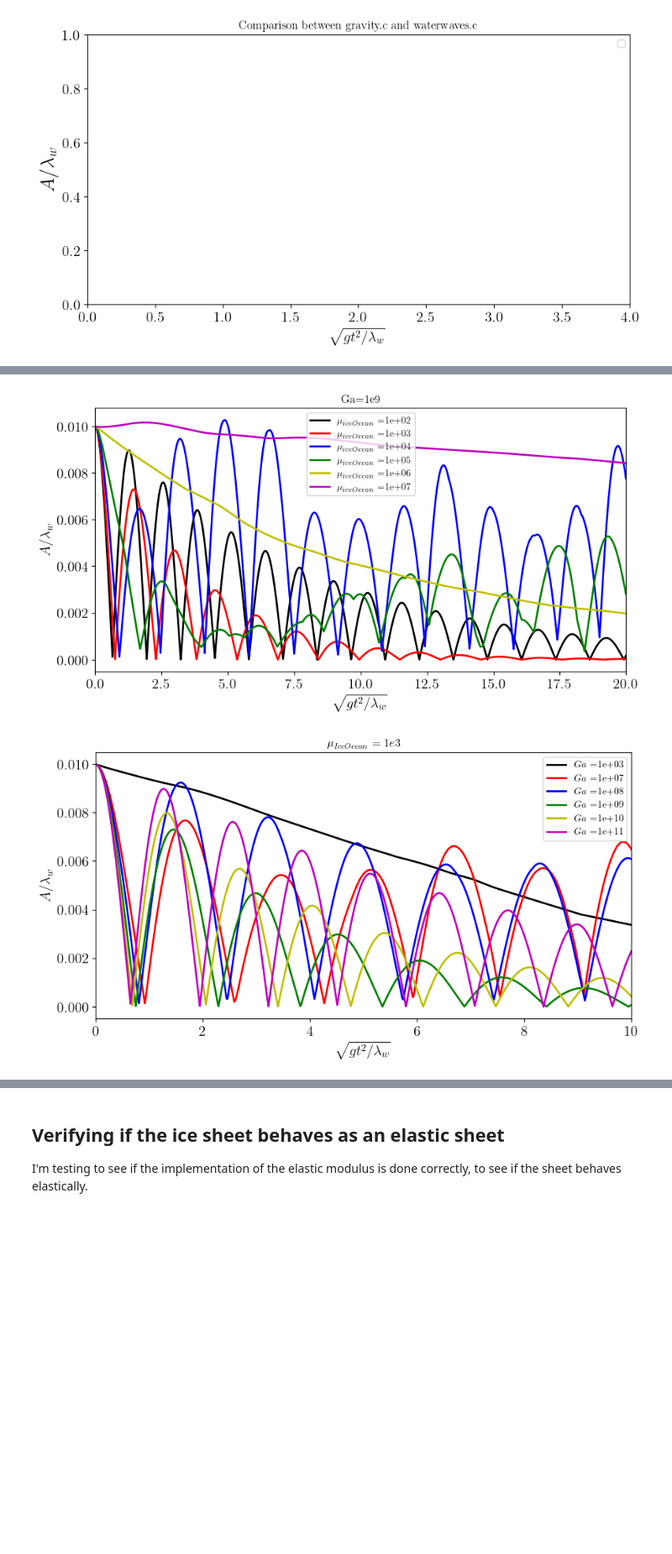
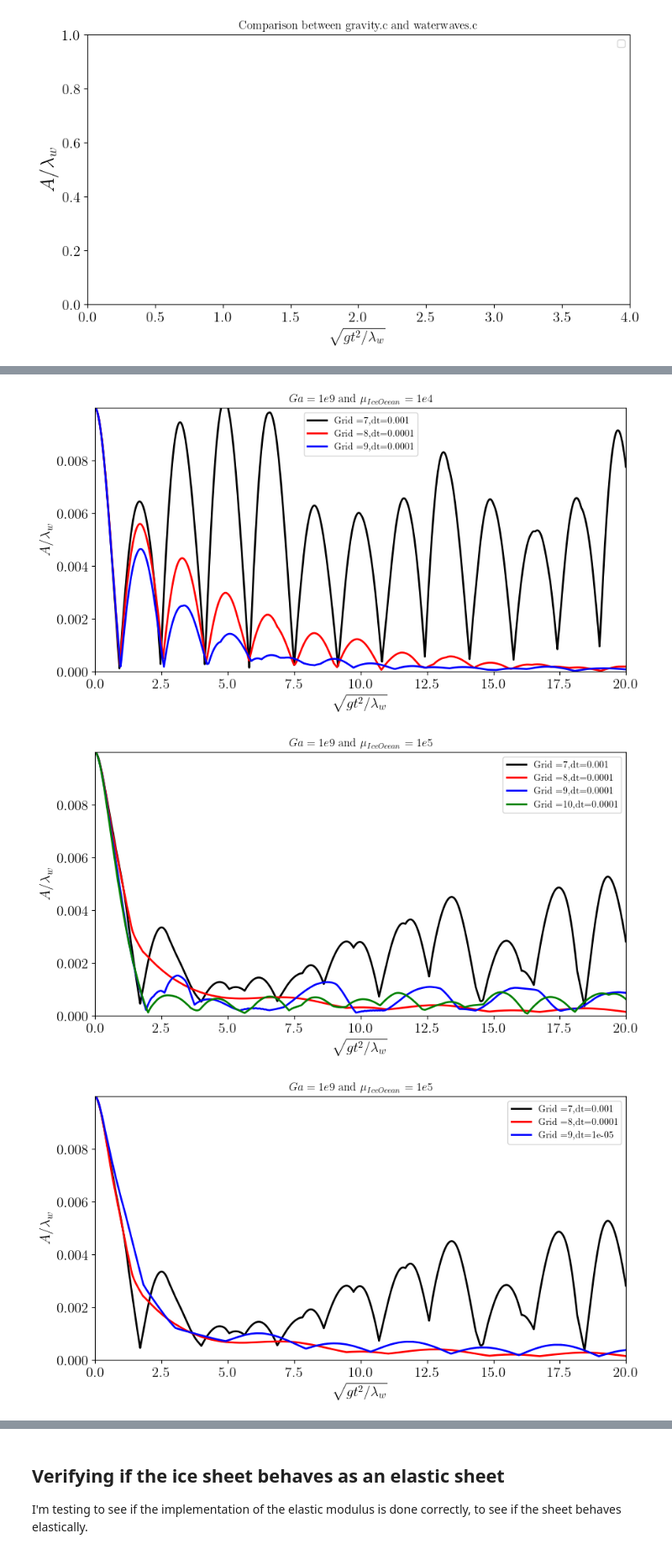
Before and after one commit to comphy-lab/IceHydrodynamics, a Jupyter notebook: TestCases/testAmplitude.ipynb, the cells around one changed output, grey strips where cells are left out. Shown at 84% size. Drawn from its saved outputs; the diff is of its cells as text; code cells hidden in the pictures; blank space fills up the shorter version.

Commit message:
Add files via upload
Added script for Ga, muIceOcean and Grid graphs

```diff
--- a/TestCases/testAmplitude.ipynb
+++ b/TestCases/testAmplitude.ipynb
@@ -86,46 +210,62 @@ Using code from the ice as a purely viscous layer, I'm plotting the amplitude fo
 # %%
-#Set colors
-colors = ['k', 'r', 'b', 'g', 'y', 'm', 'c', 'w', 'orange', 'pink']
+#Initialize variables
+colors = ['k', 'r', 'b', 'g', 'y', 'm', 'c', 'w', 'orange', 'pink', 'purple', 'brown', 'lime', 'teal']
 
-#Plot mu_IceOcean
+#plot Grid level
+folders = [2049, 2150, 2151]  # Example file_index list
+grid= [7,8,9]
+dt = [1e-3,1e-4,1e-4]
 fig, ax = plt.subplots(1, 1, figsize=(10,5))
-mu_iceOcean = [1e2, 1e3, 1e4, 1e5, 1e6, 1e7, 1e8, 1e9, 1e10, 1e11, 1e12]
-
-for i in range(2047,2053):
-    #Extracts amplitude data from ViscousOilOnWaterWaves.c
-    A0_Ocean, A0_Ice, t, AmpOcean, AmpIce = read_extract(f'ViscousOilOnWaterWaves_/{i}/amplitude.dat')
-    #ax.plot(t, AmpOcean, colors[i-2036], lw=2, label='mu_iceOcean ='+str(mu_iceOcean[i-2036]))
-    ax.plot(t, AmpIce, colors[i-2047], lw=2, label='$\mu_{iceOcean}$ =' + '{:.0e}'.format(mu_iceOcean[i-2047]))
+for i in range(len(folders)):
+    A0_Ocean, A0_Ice, t, AmpOcean, AmpIce = read_extract(f'/mnt/Valentin/ViscousOilOnWaterWaves_/{folders[i]}/amplitude.dat')
+    #ax.plot(t, AmpOcean, colors[i], lw=2, label='Grid ='+str(grid[i]))
+    ax.plot(t, AmpIce, colors[i], lw=2, label='Grid =' + format(grid[i])+',dt='+format(dt[i]))
     ax.set_xlabel(r'$\sqrt{gt^2/\lambda_w}$', fontsize=15)
     ax.set_ylabel(r'$A/\lambda_w$', fontsize=15)
     ax.tick_params(axis='both', which='major', labelsize=15)
     ax.set_xlim([0., 20])
-    #ax.set_ylim([0., A0])
+    ax.set_ylim([0., A0_Ice])
     ax.legend()
-plt.title("Ga=1e9")
-plt.savefig("Ga=1e9")
+plt.title("$Ga=1e9$ and $\mu_{IceOcean}=1e4$")
+plt.savefig("$Ga=1e9$ and $\mu_{IceOcean}=1e4$")
 plt.show()
 
-#Plot Ga
+folders = [2050, 2152, 2153,2154]  # Example file_index list
+grid= [7,8,9,10]
+dt = [1e-3,1e-4,1e-4,1e-4]
 fig, ax = plt.subplots(1, 1, figsize=(10,5))
-Ga = [1e3, 1e7, 1e8, 1e9, 1e10, 1e11]
-file_index = [2004, 2026, 2037, 2048, 2059, 2070]  # Example file_index list
-
-for i in range(len(file_index)):
-    # Assuming read_extract() reads data from the appropriate location
-    A0_Ocean, A0_Ice, t, AmpOcean, AmpIce = read_extract(f'ViscousOilOnWaterWaves_/{file_index[i]}/amplitude.dat')
-    ax.plot(t, AmpIce, colors[i], lw=2, label='$Ga$ =' + '{:.0e}'.format(Ga[i]))
+for i in range(len(folders)):
+    A0_Ocean, A0_Ice, t, AmpOcean, AmpIce = read_extract(f'/mnt/Valentin/ViscousOilOnWaterWaves_/{folders[i]}/amplitude.dat')
+    #ax.plot(t, AmpOcean, colors[i], lw=2, label='Grid ='+str(grid[i]))
+    ax.plot(t, AmpIce, colors[i], lw=2, label='Grid =' + format(grid[i])+',dt='+format(dt[i]))
     ax.set_xlabel(r'$\sqrt{gt^2/\lambda_w}$', fontsize=15)
     ax.set_ylabel(r'$A/\lambda_w$', fontsize=15)
     ax.tick_params(axis='both', which='major', labelsize=15)
-    ax.set_xlim([0., 10])
+    ax.set_xlim([0., 20])
+    ax.set_ylim([0., A0_Ice])
     ax.legend()
-
-plt.title("$\mu_{IceOcean}=1e3$")
-plt.savefig("\mu_{IceOcean}=1e3")
+plt.title("$Ga=1e9$ and $\mu_{IceOcean}=1e5$")
+#plt.savefig("$Ga=1e9$ and $\mu_{IceOcean}=1e5$")
 plt.show()
 
-#plot Grid level
+folders = [2050, 2152, 2156]  # Example file_index list
+grid= [7,8,9]
+dt = [1e-3,1e-4,1e-5]
+fig, ax = plt.subplots(1, 1, figsize=(10,5))
+for i in range(len(folders)):
+    A0_Ocean, A0_Ice, t, AmpOcean, AmpIce = read_extract(f'/mnt/Valentin/ViscousOilOnWaterWaves_/{folders[i]}/amplitude.dat')
+    #ax.plot(t, AmpOcean, colors[i], lw=2, label='Grid ='+str(grid[i]))
+    ax.plot(t, AmpIce, colors[i], lw=2, label='Grid =' + format(grid[i])+',dt='+format(dt[i]))
+    ax.set_xlabel(r'$\sqrt{gt^2/\lambda_w}$', fontsize=15)
+    ax.set_ylabel(r'$A/\lambda_w$', fontsize=15)
+    ax.tick_params(axis='both', which='major', labelsize=15)
+    ax.set_xlim([0., 20])
+    ax.set_ylim([0., A0_Ice])
+    ax.legend()
+plt.title("$Ga=1e9$ and $\mu_{IceOcean}=1e5$")
+#plt.savefig("$Ga=1e9$ and $\mu_{IceOcean}=1e5$")
+plt.show()
 # %% [output]
-[figure, old version]
+[figure, new version]
-[figure, old version]
+[figure, new version]
+[figure, added]
```
Also changed, not shown: parts of 7 cells of this notebook.
